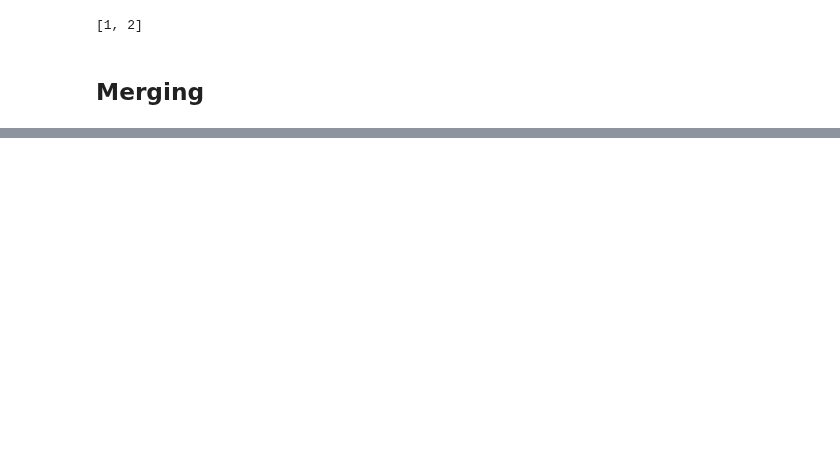
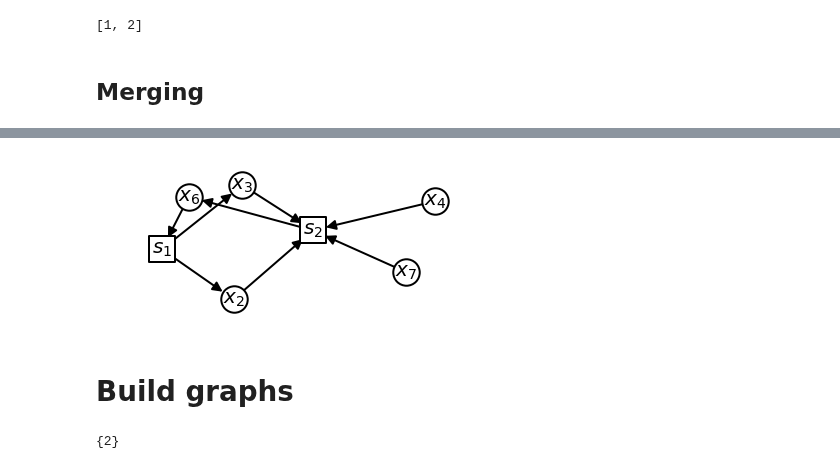
Before and after one commit to norheim/minimdo, a Jupyter notebook: ds_theory.ipynb, the cells around one changed output, grey strips where cells are left out. Drawn from its saved outputs; the diff is of its cells as text; code cells hidden in the pictures; blank space fills up the shorter version.

```diff
--- a/ds_theory.ipynb
+++ b/ds_theory.ipynb
@@ -180,0 +236,2 @@ return G, graphs
+# %%
+G_parent2, G_child2 = merge_graph(G_parent, {Node(4,COMP),Node(5,COMP), Node(1,COMP)}, {}, solver_idx=2)
@@ -180,0 +243,7 @@ return G, graphs
+# %%
+node_shapes = {elt:'o' if elt in var_names else 's' for elt in G_parent2.nodes()}
+draw(G_parent2, node_shape=node_shapes, prog='sfdp',figsize=(7,3), latexlabels=False);
+# %% [output]
+[figure, added]
+# %% [markdown]
+# Build graphs
@@ -180,0 +253,4 @@ return G, graphs
+# %%
+solver_children(Stree, 1)
+# %% [output]
+{2}
```
Also changed, not shown: parts of 109 cells of this notebook, 4 other files.
